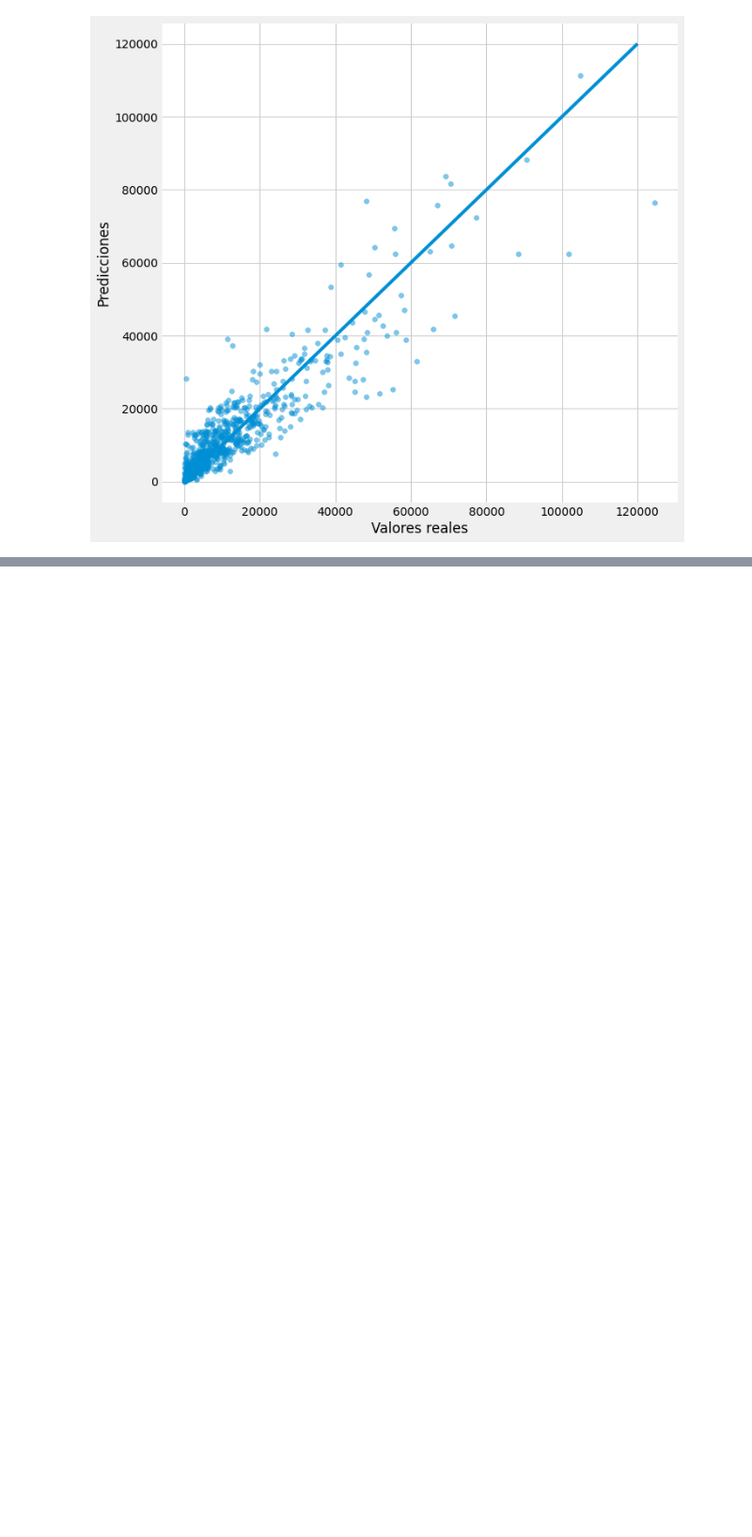
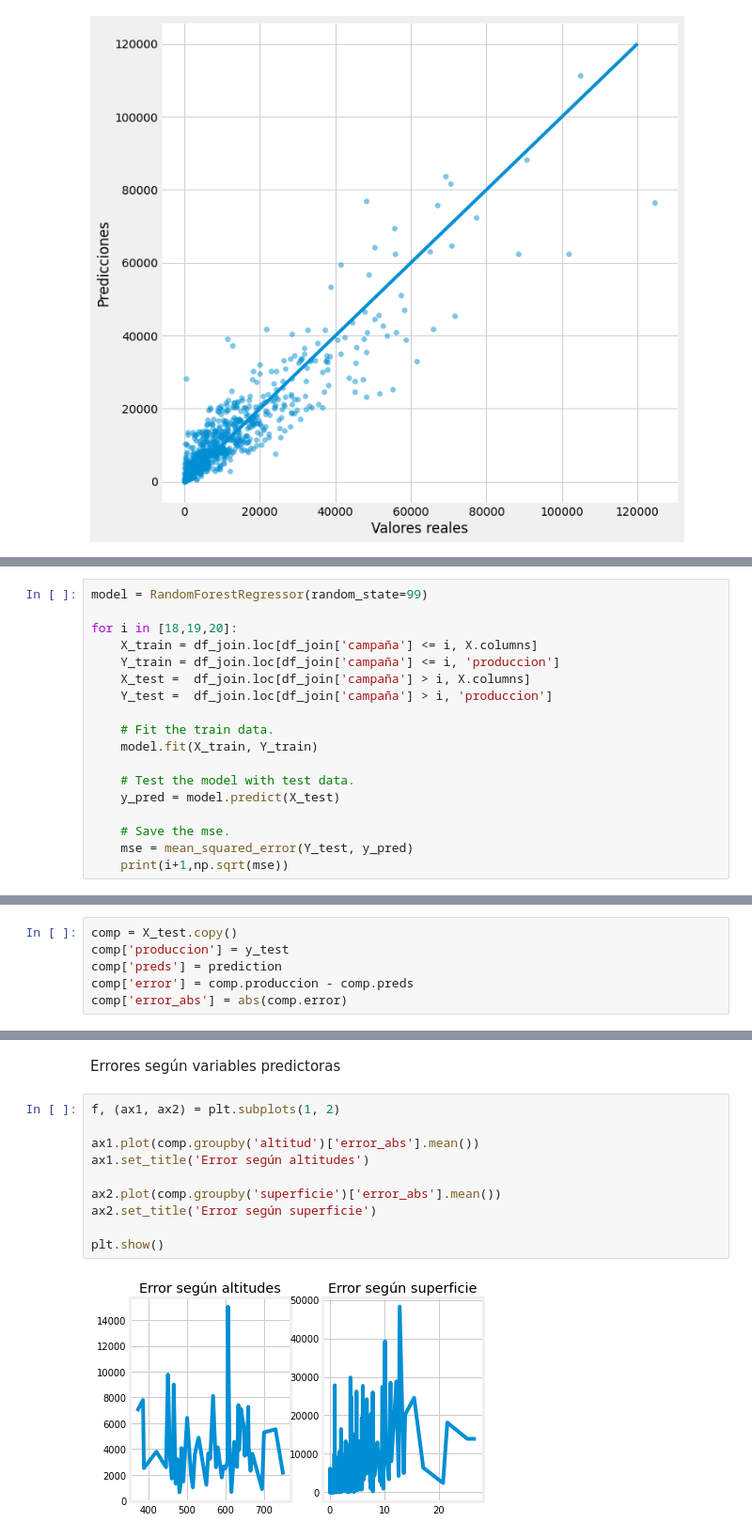
Before and after one commit to vitostamatti/datathon-cajamar-malbecs, a Jupyter notebook: notebooks/00-data-exploration/Exploracion_Malbecs.ipynb, the cells around one changed output, grey strips where cells are left out. Shown at 94% size. Saved outputs shown, nothing was run; the diff lists cells and outputs as text; blank space fills up the shorter version.

```diff
--- a/notebooks/00-data-exploration/Exploracion_Malbecs.ipynb
+++ b/notebooks/00-data-exploration/Exploracion_Malbecs.ipynb
@@ -1028,0 +1112,18 @@ plt.show()
+# %%
+model = RandomForestRegressor(random_state=99)
+
+for i in [18,19,20]:
+    X_train = df_join.loc[df_join['campaña'] <= i, X.columns]
+    Y_train = df_join.loc[df_join['campaña'] <= i, 'produccion']
+    X_test =  df_join.loc[df_join['campaña'] > i, X.columns]
+    Y_test =  df_join.loc[df_join['campaña'] > i, 'produccion']
+
+    # Fit the train data.
+    model.fit(X_train, Y_train)
+
+    # Test the model with test data.
+    y_pred = model.predict(X_test)
+
+    # Save the mse.
+    mse = mean_squared_error(Y_test, y_pred)
+    print(i+1,np.sqrt(mse))
@@ -1028,0 +1142,6 @@ plt.show()
+# %%
+comp = X_test.copy()
+comp['produccion'] = y_test
+comp['preds'] = prediction
+comp['error'] = comp.produccion - comp.preds
+comp['error_abs'] = abs(comp.error)
@@ -1028,0 +1159,14 @@ plt.show()
+# %% [markdown]
+Errores según variables predictoras
+# %%
+f, (ax1, ax2) = plt.subplots(1, 2)
+
+ax1.plot(comp.groupby('altitud')['error_abs'].mean())
+ax1.set_title('Error según altitudes')
+
+ax2.plot(comp.groupby('superficie')['error_abs'].mean())
+ax2.set_title('Error según superficie')
+
+plt.show()
+# %% [output]
+[figure, added]
```
Also changed, not shown: parts of 26 cells of this notebook.
